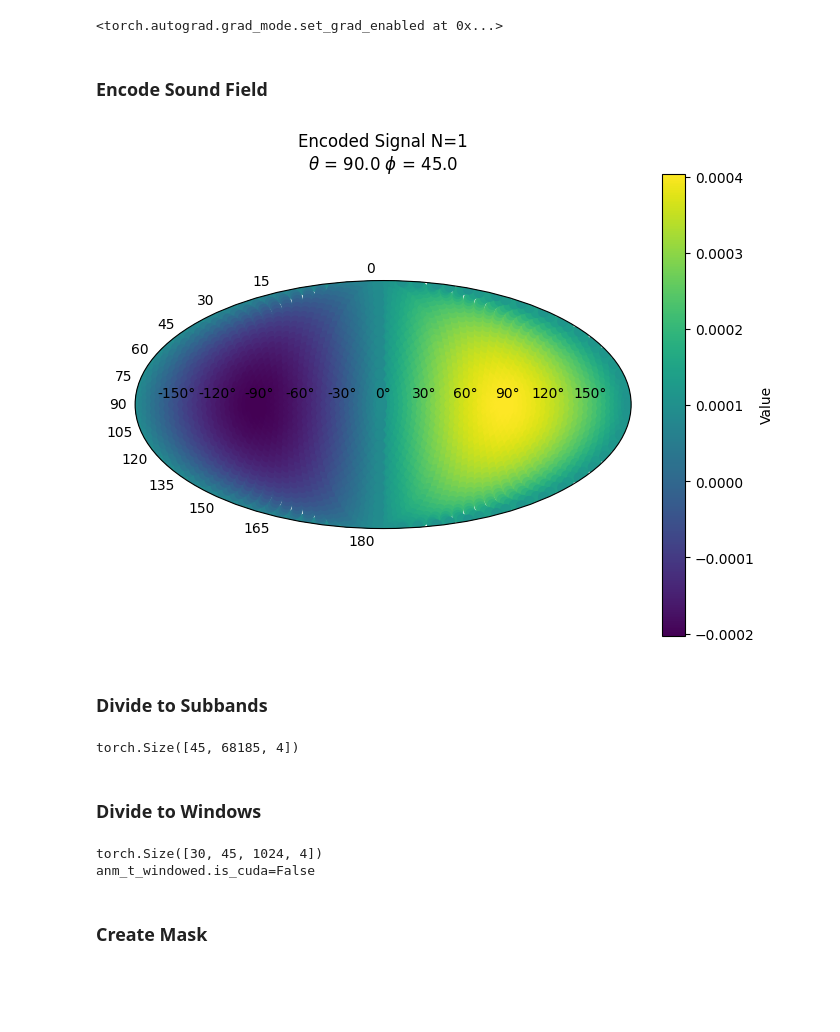
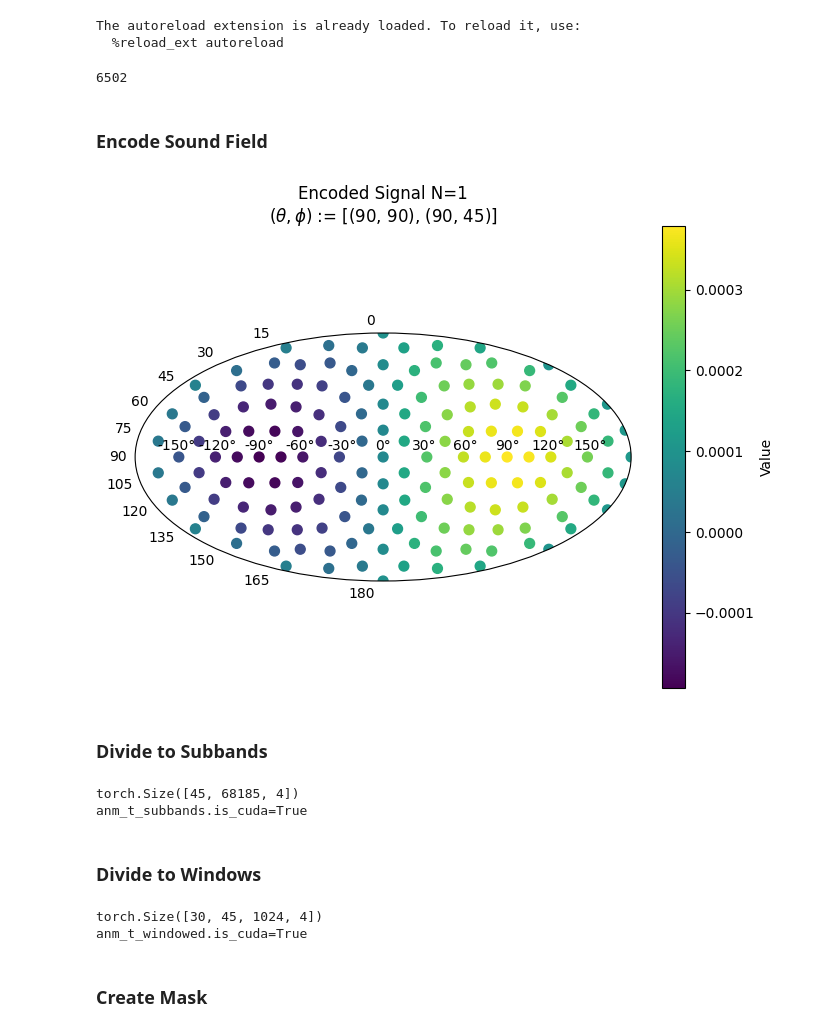
Before and after one commit to Amitmils/AmbisonicUpscaling, a Jupyter notebook: run_script.ipynb, the cells around one changed output. Cells and saved outputs as stored; diff of their text form; code cells hidden in the pictures; blank space fills up the shorter version.

```diff
--- a/run_script.ipynb
+++ b/run_script.ipynb
@@ -1,15 +1,21 @@
 # %%
 %load_ext autoreload
 %autoreload 2
-import sound_field_creation
+from sound_field import sound_field
+from signal_info import signal_info
 from optimizer import optimizer
+from DoA_est import DoA_via_bands
 import utils
-from tqdm import tqdm
 import numpy as np
-import multiprocessing as mp
 import math
 import time
 import torch
+import gc
+import os
+from collections import defaultdict,Counter
+import matplotlib.pyplot as plt
+import dataclasses
+
 LEBEDEV = 'lebedev'
 POINTS_162 = '162_points'
 SQP_OPT_METHOD = "SQP"
@@ -17,31 +23,41 @@ GD_OPT_METHOD = "GD_lagrange_multi"
 SLS_OPT_METHOD = "SLS"
 DEVICE = torch.device("cuda:0" if torch.cuda.is_available() else "cpu")
 torch.set_grad_enabled(False)
+torch.cuda.empty_cache()  # Free up unused memory on GPU
+gc.collect()  # Clean up unused memory on CPU
+
+
+# Notes:
+# 1) Do we really need such a high # of iter? Maybe some windows/freqs we can stop early?
+# 2) Diff # of iter in localization and sound field creation?
+# 3) Add mask creatiion to class? (add mask detauils to sound_field)
+# 4) Sparse Attention
 # %% [output]
-<torch.autograd.grad_mode.set_grad_enabled at 0x...>
+The autoreload extension is already loaded. To reload it, use:
+  %reload_ext autoreload
+6502
 # %%
 signals = [
-    sound_field_creation.signal_info(
+    signal_info(
         name="male", signal_path=r"data/sound_files/male_speech.wav", th=90, ph=90,in_rad=False,device = DEVICE
     ),
-    sound_field_creation.signal_info(
+    signal_info(
         name="female", signal_path=r"data/sound_files/female_speech.wav", th=90, ph=45,in_rad=False,device=DEVICE
     ),
 ]
 # %% [markdown]
 ### Encode Sound Field
 # %%
-sound_field = sound_field_creation.sound_field(DEVICE)
+sound_field = sound_field(DEVICE)
 input_order = 1
 anm_t = sound_field.create(
     signals=signals,
     order=input_order,
     debug=True,
-    grid_type=LEBEDEV,
-    device=DEVICE,
+    grid_type=POINTS_162,
 )
 # %% [output]
-[figure, old version]
+[figure, new version]
 # %% [markdown]
 ### Divide to Subbands
 # %%
@@ -54,6 +70,7 @@ print(anm_t_subbands.shape)
 print(f"{anm_t_subbands.is_cuda=}")
 # %% [output]
 torch.Size([45, 68185, 4])
+anm_t_subbands.is_cuda=True
 # %% [markdown]
 ### Divide to Windows
 # %%
@@ -66,7 +83,7 @@ print(anm_t_windowed.shape)
 print(f"{anm_t_windowed.is_cuda=}")
 # %% [output]
 torch.Size([30, 45, 1024, 4])
-anm_t_windowed.is_cuda=False
+anm_t_windowed.is_cuda=True
 # %% [markdown]
 ### Create Mask
 # %%
```
Also changed, not shown: parts of 16 cells of this notebook, 4 other files.
